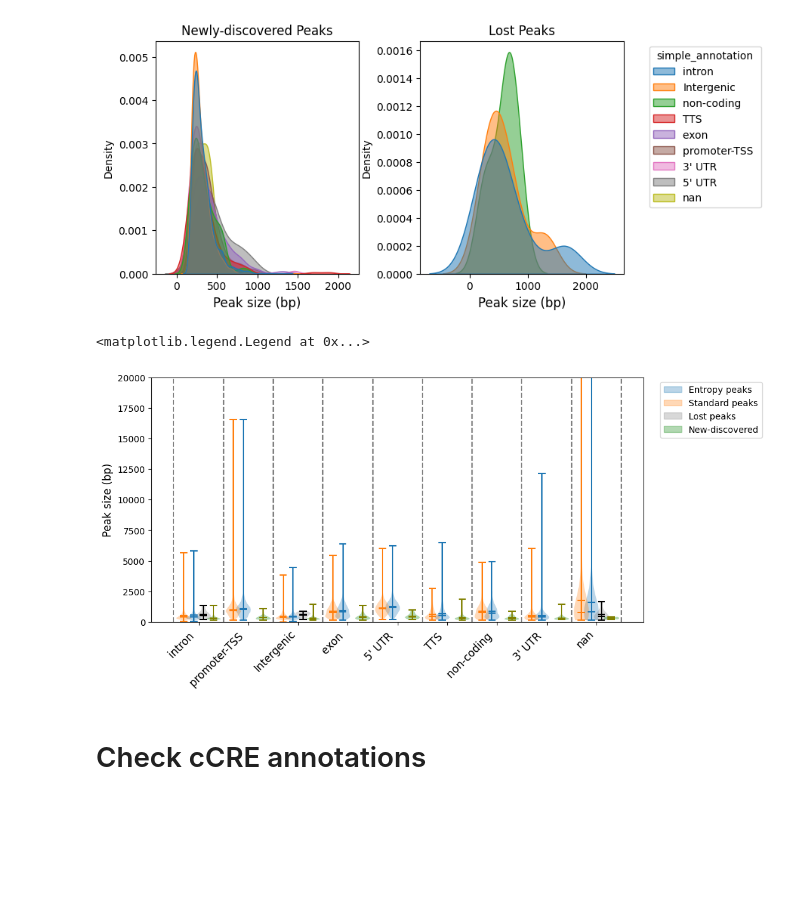
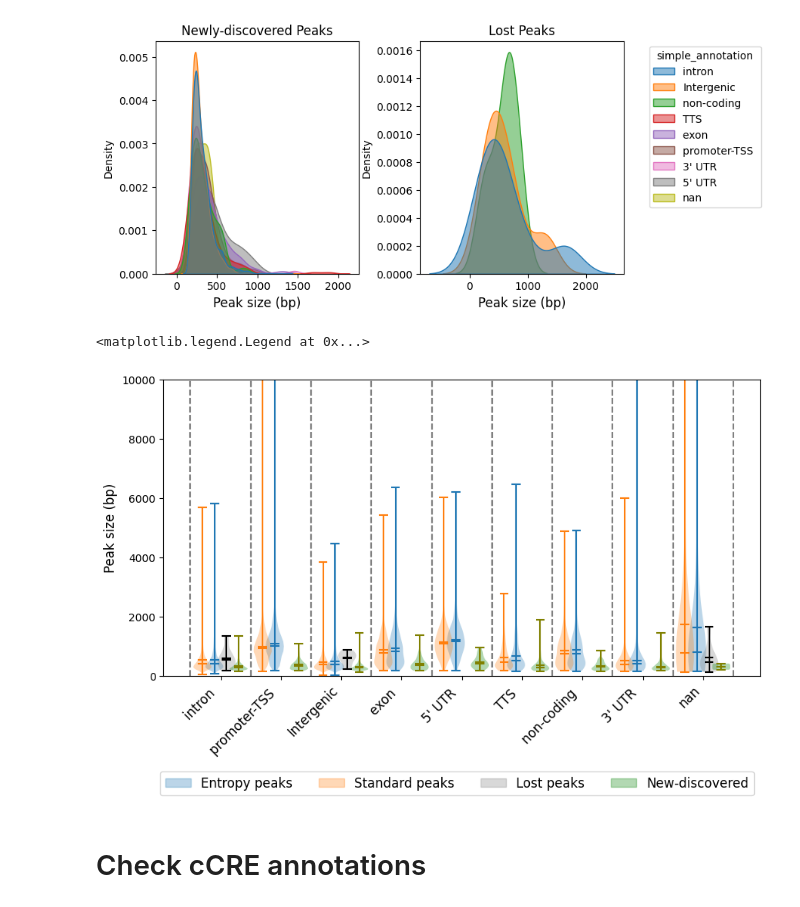
Before and after one commit to streetslab/SADE, a Jupyter notebook: EDA/benchmark_pbmc_compare_modality.ipynb, the cells around one changed output. Saved outputs shown, nothing was run; the diff lists cells and outputs as text; code cells hidden in the pictures; blank space fills up the shorter version.

```diff
--- a/EDA/benchmark_pbmc_compare_modality.ipynb
+++ b/EDA/benchmark_pbmc_compare_modality.ipynb
@@ -226,17 +226,21 @@ n_top_genes=4000,
 layer="counts",
 subset=False)
 # %%
-scvi.settings.seed = 0
-scvi.model.SCVI.setup_anndata(h5_rna, layer="counts")
-vae = scvi.model.SCVI(h5_rna, n_layers=3, n_latent=30, gene_likelihood="nb")
-vae.train()
+# scvi.settings.seed = 0
+# scvi.model.SCVI.setup_anndata(h5_rna, layer="counts")
+# vae = scvi.model.SCVI(h5_rna, n_layers=3, n_latent=30, gene_likelihood="nb")
+# vae.train()
+# h5_rna.obsm["RNA_scVI"] = vae.get_latent_representation()
+
+# sc.pp.neighbors(h5_rna, use_rep='RNA_scVI')
+# sc.tl.umap(h5_rna, min_dist=0.3)
+
+# print("Save integrated samples into .h5ad file and trained SCVI model into subfolder\n")
+# vae_model_folder=os.path.join(entropy_dir, "RNA_scvi_model")
+# vae.save(vae_model_folder)
+vae_model_folder=os.path.join(entropy_dir, "RNA_scvi_model")
+vae =scvi.model.SCVI.load(vae_model_folder, adata=h5_rna)
 h5_rna.obsm["RNA_scVI"] = vae.get_latent_representation()
-
-
 sc.pp.neighbors(h5_rna, use_rep='RNA_scVI')
 sc.tl.umap(h5_rna, min_dist=0.3)
-
-# print("Save integrated samples into .h5ad file and trained SCVI model into subfolder\n")
-# vae_model_folder=os.path.join(args.o[0], "integrated_scvi_model")
-# vae.save(vae_model_folder)
 # %% [output]
@@ -401,11 +394,16 @@ if 'standard_peak_FRIP' in entropy_df.columns:
     entropy_df.drop(columns=['standard_peak_FRIP'], inplace=True)
 if 'entropy_peak_FRIP' in entropy_df.columns:
     entropy_df.drop(columns=['entropy_peak_FRIP'], inplace=True)
+if 'total_fragments' in entropy_df.columns:
+    entropy_df.drop(columns=['total_fragments'], inplace=True)
 
-entropy_df = entropy_df.merge(standard_peak_frip[['frag_overlap_peaks%']].rename(columns={'frag_overlap_peaks%': 'standard_peak_FRIP'}),\
+entropy_df = entropy_df.merge(standard_peak_frip[['frag_overlap_peaks%', 'total_fragments']].rename(columns={'frag_overlap_peaks%': 'standard_peak_FRIP'}),\
     left_on='atac_bc', right_index=True, how='left')
 entropy_df = entropy_df.merge(entropy_peak_frip[['frag_overlap_entropy_peaks%']].rename(columns={'frag_overlap_entropy_peaks%': 'entropy_peak_FRIP'}),\
     left_on='atac_bc', right_index=True, how='left')
+
+
+entropy_df['total_fragment_log1p'] = np.log1p(entropy_df['total_fragments'])
 # %% [markdown]
 ## Map RNA and ATAC barcodes
 # %%
@@ -661,3 +723,10 @@ sns.countplot(data=h5_rna.obs, x='leiden_RNA_scVI', hue='identified_by_atac', ax
 # %% [output]
 <Axes: xlabel='leiden_RNA_scVI', ylabel='count'>
 [figure]
+# %%
+if 'Entropy' in h5_rna.obs.columns:
+    h5_rna.obs.drop(columns=['Entropy'], inplace=True)
+
+new_h5_rna_obs = h5_rna.obs.merge(entropy_df[['Entropy']], left_index=True, right_index=True, how='left')
+if new_h5_rna_obs.index.name == 'atac_barcodes':
+    h5_rna.obs = new_h5_rna_obs
@@ -940,36 +1090,36 @@ v3 = ax.violinplot( lost_peak_size,
 for body in v3['bodies']:
     body.set_facecolor( 'grey'   )
 for partname in ('cbars','cmins','cmaxes','cmeans','cmedians'):
     v3[partname].set_edgecolor('black')
 add_label(v3, 'Lost peaks')
 
 
 v4 =ax.violinplot( newly_discovered_peak_size,
               positions=[position_map[genome_type] + 0.3 for genome_type in newly_discovered_type], widths=width, vert=True,
               showmedians=True, showmeans=True,)
 # change color
 for body in v4['bodies']:
     body.set_facecolor('green')
 for partname in ('cbars','cmins','cmaxes','cmeans','cmedians'):
     v4[partname].set_edgecolor('olive')
 
 add_label(v4, 'New-discovered')
 
 
 ## Add vertical line to separate each group
 for x in x_positions:
     ax.vlines(x + 0.5 , ymin=0, ymax=20000, colors='grey', linestyles='--')
     ax.vlines(x - 0.5 , ymin=0, ymax=20000, colors='grey', linestyles='--')
 
 
 ax.set_xticks(x_positions)
 ax.set_xticklabels([position_map_reversed[i] for i in x_positions], rotation=45, ha='right', fontsize=12)
-ax.set_ylim(0, 20000)
+ax.set_ylim(0, 10000)
 ax.set_ylabel('Peak size (bp)', fontsize=12)
-plt.legend(*zip(*labels), loc='upper right', bbox_to_anchor=(1.25, 1), ncol=1)
+plt.legend(*zip(*labels), loc='upper right', bbox_to_anchor=(1., -0.3), ncol=4, fontsize=12)
 # %% [output]
 <matplotlib.legend.Legend at 0x...>
-[figure, old version]
+[figure, new version]
 # %% [markdown]
 # Check cCRE annotations
 # %%
```
Also changed, not shown: parts of 23 cells of this notebook, 1 other file.
